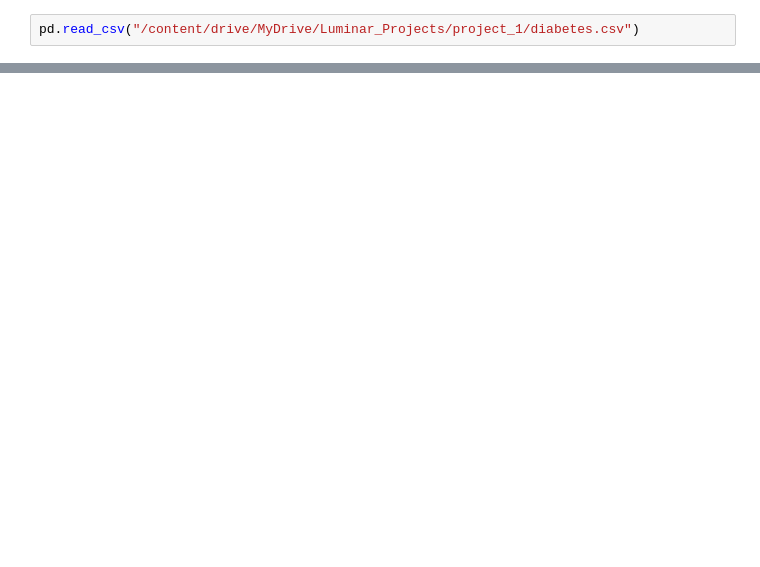
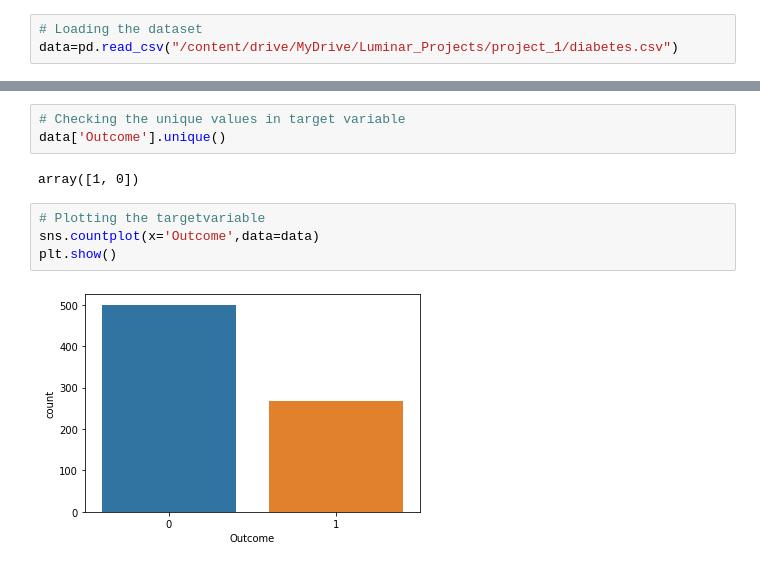
Before and after one commit to Sugina99/Pima_Indians_Diabetes_Project, a Jupyter notebook: Pima_Indian_Diabetes.ipynb, the cells around one changed output, grey strips where cells are left out. Saved outputs shown, nothing was run; the diff lists cells and outputs as text; blank space fills up the shorter version.

```diff
--- a/Pima_Indian_Diabetes.ipynb
+++ b/Pima_Indian_Diabetes.ipynb
@@ -5,2 +24,3 @@ import pandas as pd
 # %%
-pd.read_csv("/content/drive/MyDrive/Luminar_Projects/project_1/diabetes.csv")
+# Loading the dataset
+data=pd.read_csv("/content/drive/MyDrive/Luminar_Projects/project_1/diabetes.csv")
@@ -20,0 +36,11 @@ pd.read_csv("/content/drive/MyDrive/Luminar_Projects/project_1/diabetes.csv")
+# %%
+# Checking the unique values in target variable
+data['Outcome'].unique()
+# %% [output]
+array([1, 0])
+# %%
+# Plotting the targetvariable
+sns.countplot(x='Outcome',data=data)
+plt.show()
+# %% [output]
+[figure, added]
```
Also changed, not shown: parts of 31 cells of this notebook.
